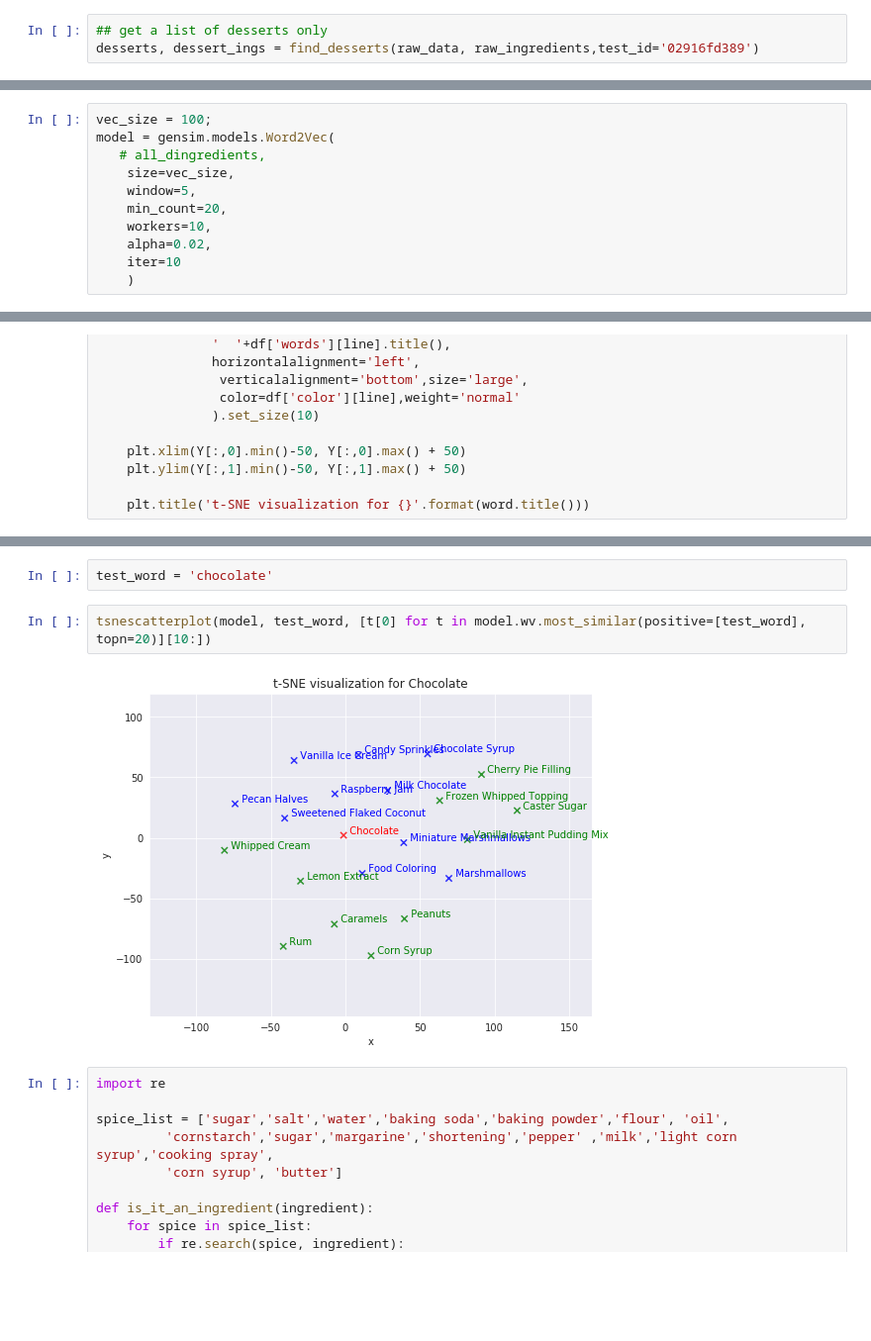
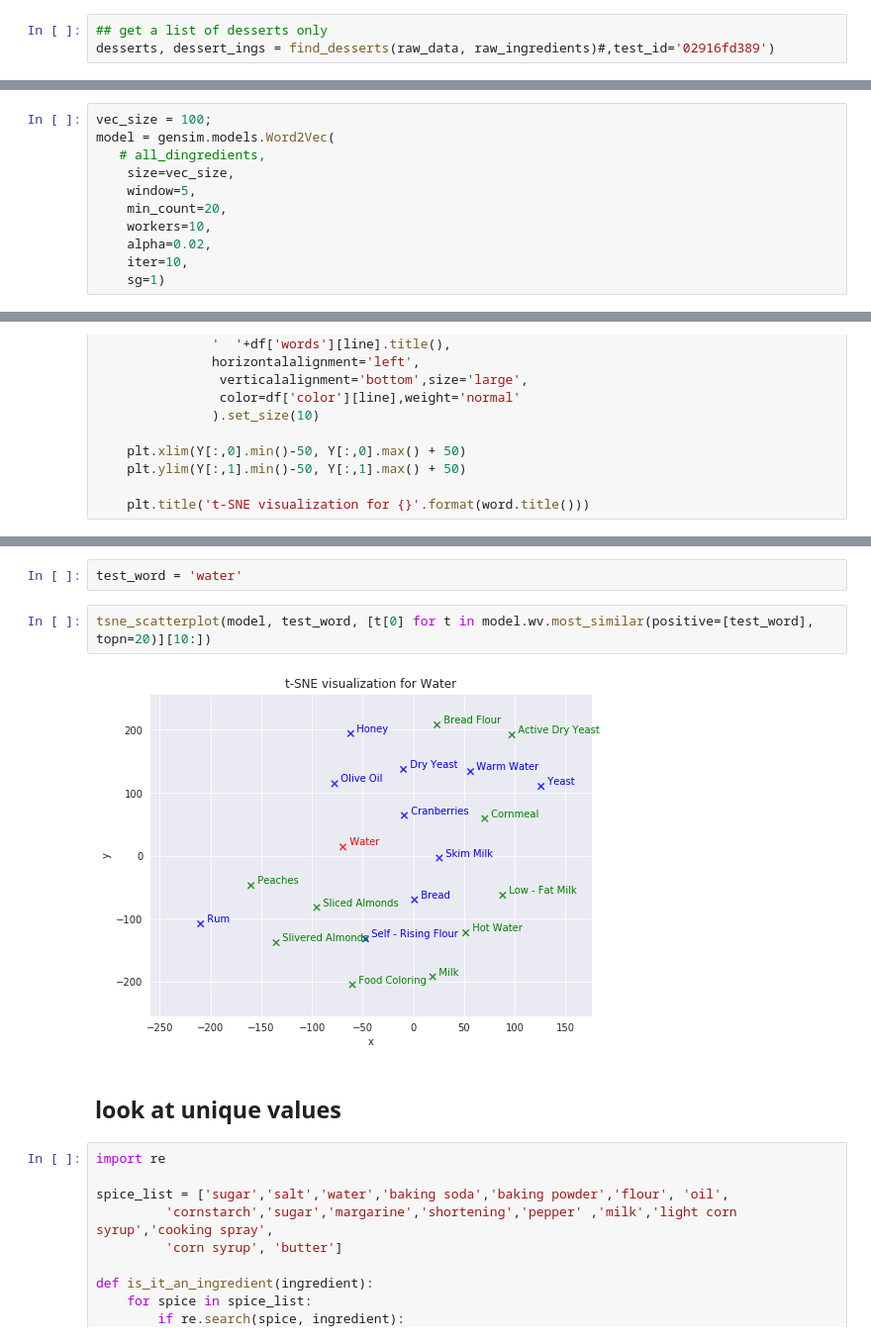
Before and after one commit to angelmanzur/Room_for_dessert, a Jupyter notebook: source/Dessert_Inspection.ipynb, the cells around one changed output, grey strips where cells are left out. Shown at 99% size. Drawn from its saved outputs; the diff is of its cells as text; blank space fills up the shorter version.

```diff
--- a/source/Dessert_Inspection.ipynb
+++ b/source/Dessert_Inspection.ipynb
@@ -30,5 +30,5 @@ print('N recipes: {}\t N list of ingredients: {}'.format(len(raw_data),
 N recipes: 20000         N list of ingredients: 20000
 # %%
 ## get a list of desserts only
-desserts, dessert_ings = find_desserts(raw_data, raw_ingredients,test_id='02916fd389')
+desserts, dessert_ings = find_desserts(raw_data, raw_ingredients)#,test_id='02916fd389')
 # %% [output]
@@ -135,5 +218,5 @@ model = gensim.models.Word2Vec(
     min_count=20,
     workers=10,
     alpha=0.02,
-    iter=10
-    )
+    iter=10,
+    sg=1)
@@ -303,9 +375,11 @@ tsnescatterplot(model, 'apples', ['butter','rum','raisins'])
 # %%
-test_word = 'chocolate'
+test_word = 'water'
 # %%
-tsnescatterplot(model, test_word, [t[0] for t in model.wv.most_similar(positive=[test_word], topn=20)][10:])
+tsne_scatterplot(model, test_word, [t[0] for t in model.wv.most_similar(positive=[test_word], topn=20)][10:])
 # %% [output]
-[figure, old version]
+[figure, new version]
+# %% [markdown]
+## look at unique values
 # %%
 import re
 
```
Also changed, not shown: parts of 27 cells of this notebook, 1 other file.
